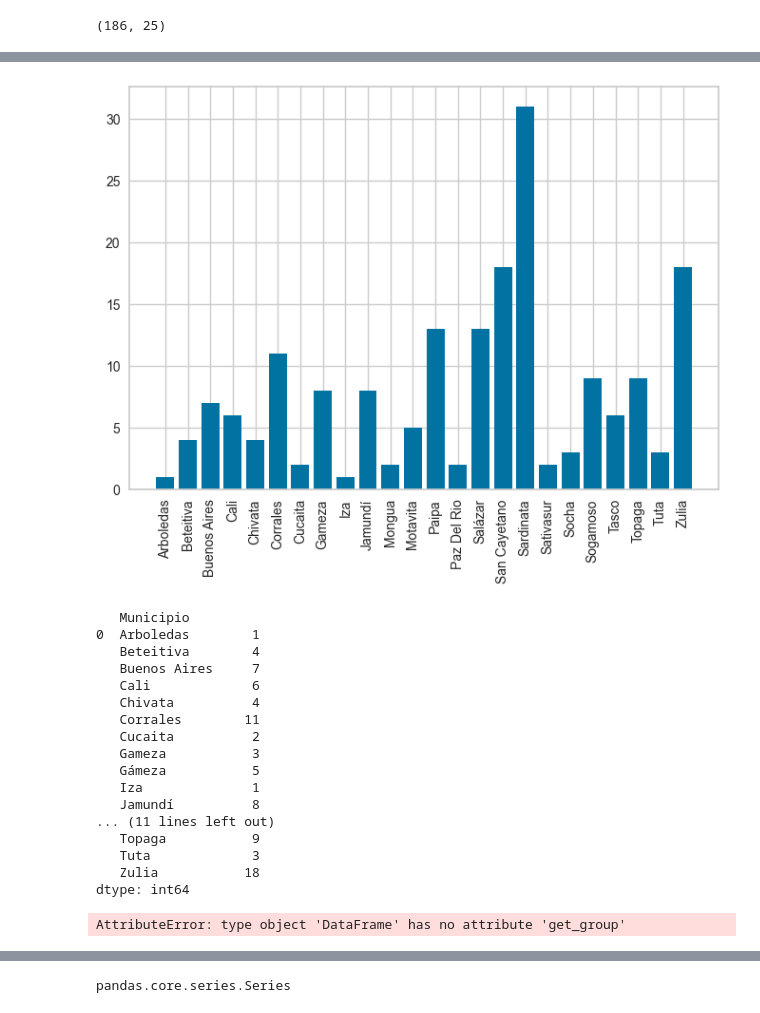
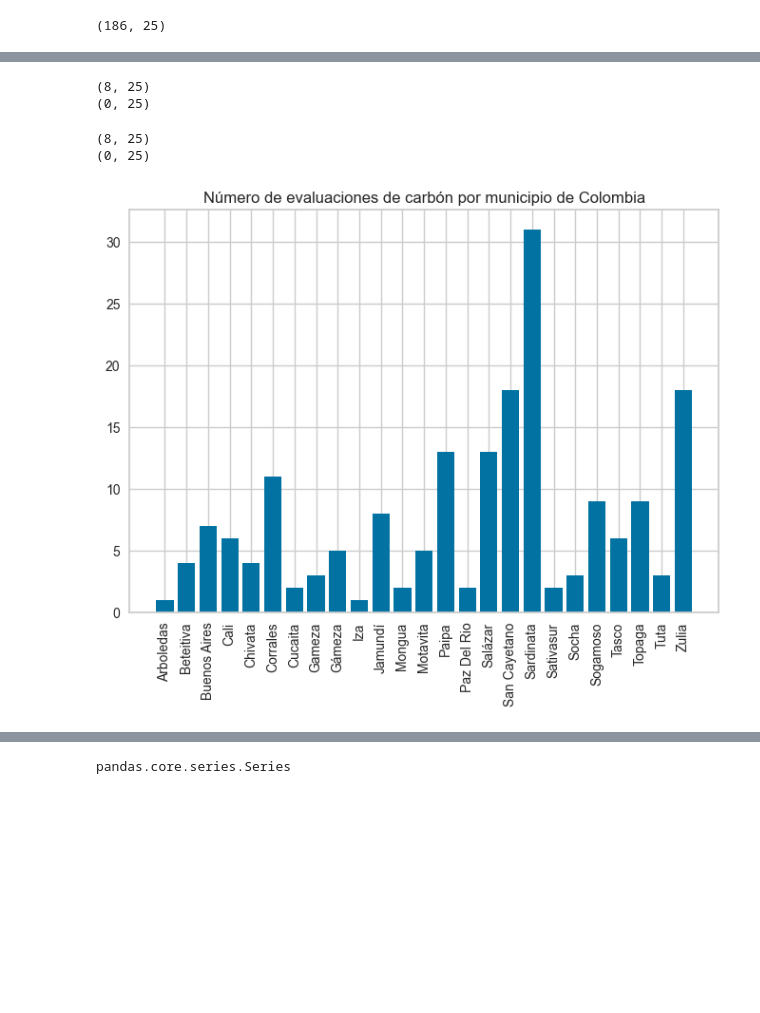
Before and after one commit to CamiloCorredor/Spatial_cluster, a Jupyter notebook: Cluster.ipynb, the cells around one changed output, grey strips where cells are left out. Saved outputs shown, nothing was run; the diff lists cells and outputs as text; code cells hidden in the pictures; blank space fills up the shorter version.

```diff
--- a/Cluster.ipynb
+++ b/Cluster.ipynb
@@ -101,5 +80,3 @@ Poder_Ca_1     0
 Poder_Ca_2     0
 CLASIFICAC     0
 dtype: int64
-# %%
-iv = iv.replace(['Gámeza'], 'Gameza')
@@ -119,0 +126,6 @@ bars = list(Mun['size'])
+# %%
+print(iv.loc[iv['Municipio']=='Gámeza'].shape)
+print(iv.loc[iv['Municipio']=='Gameza'].shape)
+# %% [output]
+(8, 25)
+(0, 25)
@@ -120,37 +134,17 @@ bars = list(Mun['size'])
+# %%
+print(iv.loc[iv['Municipio']=='Gámeza'].shape)
+print(iv.loc[iv['Municipio']=='Gameza'].shape)
+# %% [output]
+(8, 25)
+(0, 25)
 # %%
 y_pos = np.arange(len(bars))
-
 # Create bars
 plt.bar(y_pos, bars)
-
 # Create names on the x-axis
 plt.xticks(y_pos, height, rotation = 'vertical')
+plt.title('Número de evaluaciones de carbón por municipio de Colombia')
 
-# Show graphic
 plt.show()
 # %% [output]
-[figure, old version]
+[figure, new version]
-# %%
-Mun
-# %% [output]
-   Municipio
-0  Arboledas        1
-   Beteitiva        4
-   Buenos Aires     7
-   Cali             6
-   Chivata          4
-   Corrales        11
-   Cucaita          2
-   Gameza           3
-   Gámeza           5
-   Iza              1
-   Jamundí          8
-... (11 lines left out)
-   Topaga           9
-   Tuta             3
-   Zulia           18
-dtype: int64
-# %%
-pd.DataFrame.get_group('Municipio')
-# %% [output]
-AttributeError: type object 'DataFrame' has no attribute 'get_group'
```
Also changed, not shown: parts of 18 cells of this notebook, 2 other files.
